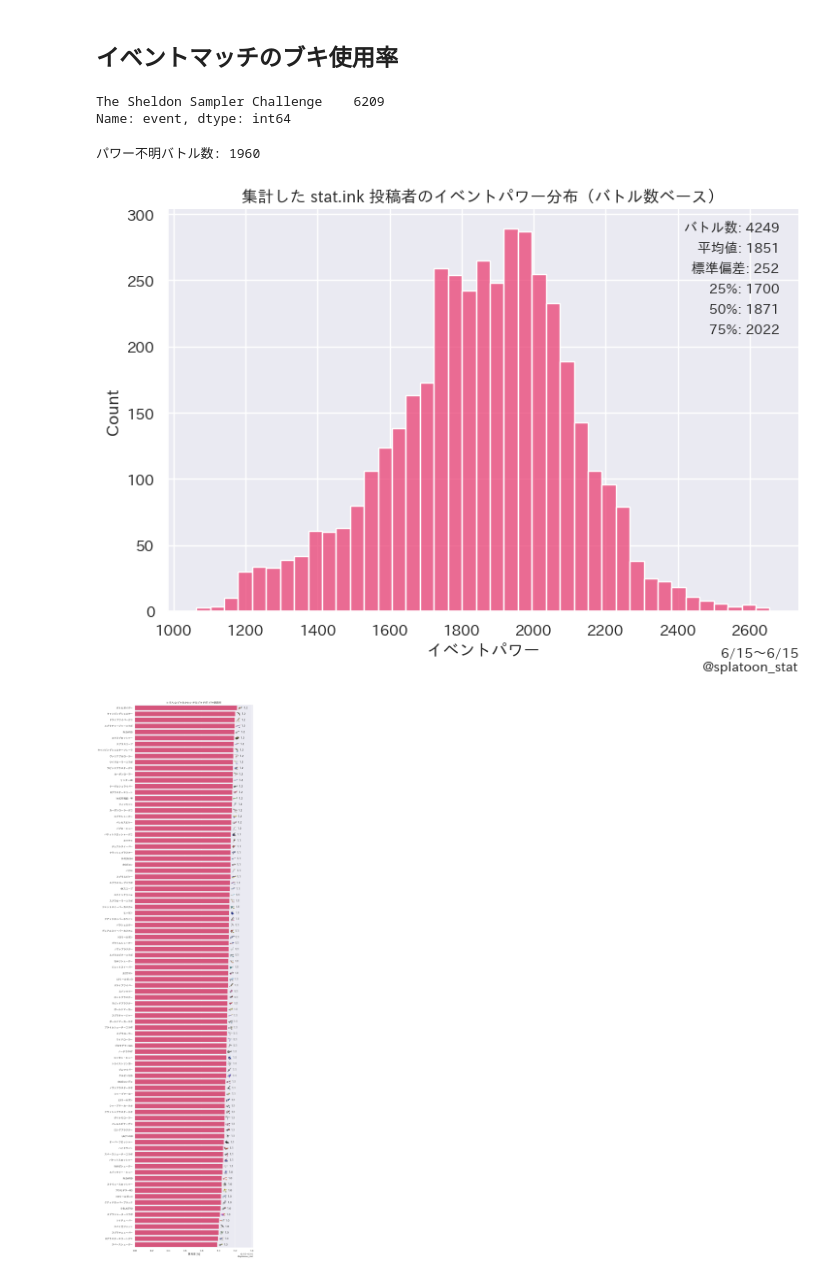
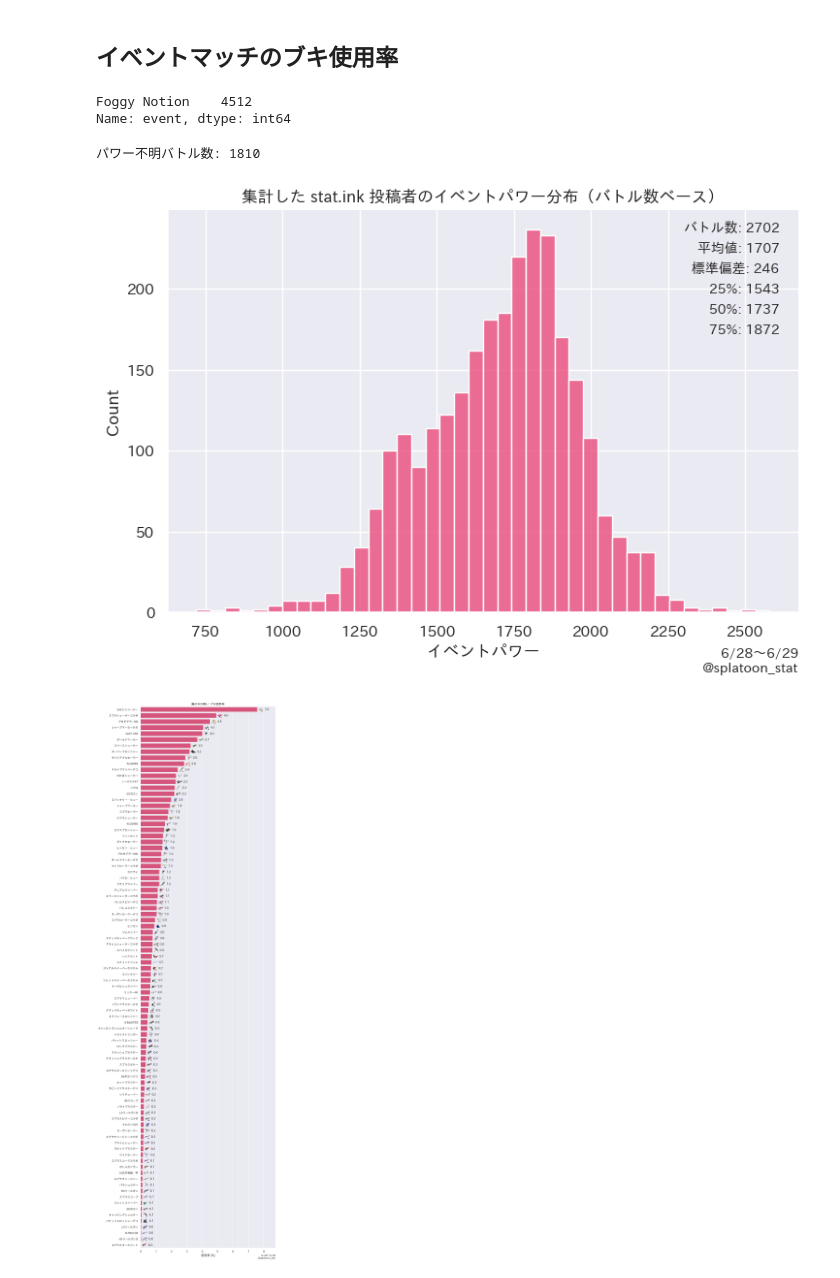
Before and after one commit to splatoonstat/splat-stat, a Jupyter notebook: analytics/eventmatch_weapon_usage.ipynb, the cells around one changed output. Cells and saved outputs as stored; diff of their text form; code cells hidden in the pictures.

```diff
--- a/analytics/eventmatch_weapon_usage.ipynb
+++ b/analytics/eventmatch_weapon_usage.ipynb
@@ -16,20 +16,20 @@ import packages.visualize as v
 
 locale = Locale.JA
 lobby = d.Lobby.EVENT
-date_from = dt.date(2023, 6, 15)
-date_to = dt.date(2023, 6, 15)
+date_from = dt.date(2023, 6, 28)
+date_to = dt.date(2023, 6, 29)
 battles = db.load_battles(lobby=lobby, date_from=date_from, date_to=date_to)
 # %%
 event = battles["event"].value_counts().index[0]
 battles["event"].value_counts()
 # %% [output]
-The Sheldon Sampler Challenge    6209
+Foggy Notion    4512
 Name: event, dtype: int64
 # %%
 v.event_power_distribution(battles, locale)
 # %% [output]
-パワー不明バトル数: 1960
+パワー不明バトル数: 1810
-[figure, old version]
+[figure, new version]
 # %%
 players = u.to_players(battles)
 # %%
@@ -43,7 +43,7 @@ i18n.add("title", "${event} ブキ使用率", "Weapon usage in ${event}")
 i18n.add("usage", "使用率 [%]", "Usage [%]")
 
 width = 10
-height = len(usage) * 0.4
+height = len(usage) * 0.35
 
 g = sns.catplot(
     data=usage,
@@ -56,34 +56,34 @@ g = sns.catplot(
 )
 ax = g.ax
 
 xmin, xmax = ax.get_xlim()
 image_offset = xmax * 0.03
 
 xkeys, ykeys = u.get_ax_ticklabels(ax)
 yticklabels = [i18n.t(x) for x in ykeys]
 
 ax.set(
     title=i18n.t("title", lobby=i18n.t(lobby.value), event=i18n.t(event)),
     ylabel="",
     xlabel=i18n.t("usage"),
     xlim=(xmin, xmax * 1.1),
 )
 ax.bar_label(ax.containers[0], fmt="%.1f", padding=30)
 ax.yaxis.set_ticklabels(yticklabels)
 
 yvalues = usage["usage"].to_list()
 for i, (key, value) in enumerate(zip(ykeys, yvalues)):
     image_path = image.get_image_path(key)
     img = OffsetImage(plt.imread(image_path), zoom=.65)
     img.image.axes = ax
     ab = AnnotationBbox(img, (0, 0), xybox=(value + image_offset, i), frameon=False)
     ax.add_artist(ab)
 
 u.credit(ax, g.fig, i18n.t_data_duration(battles), 1.0)
 
 plt.show()
 # %% [output]
-[figure, old version]
+[figure, new version]
 # %%
 usage = players["sub-weapon"].value_counts(normalize=True).mul(100).reset_index().set_axis(["weapon", "usage"], axis=1)
 
```
Also changed, not shown: parts of 2 cells of this notebook, 5 other files.
